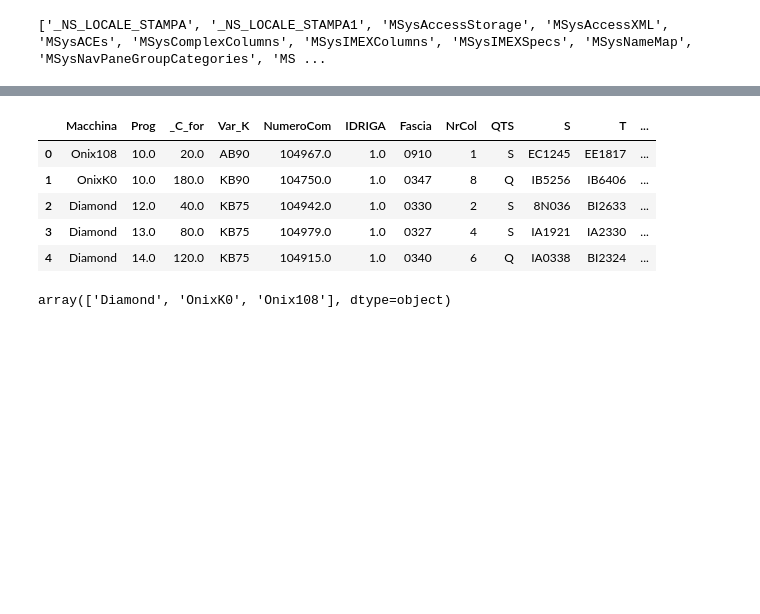
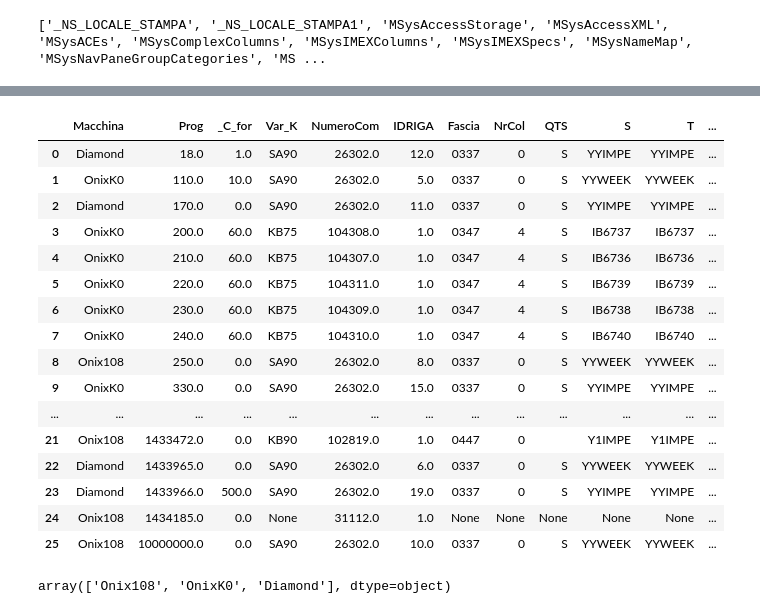
Before and after one commit to edu230991/sorting-problem, a Jupyter notebook: test_notebook.ipynb, the cells around one changed output, grey strips where cells are left out. Saved outputs shown, nothing was run; the diff lists cells and outputs as text; code cells hidden in the pictures; blank space fills up the shorter version.

```diff
--- a/test_notebook.ipynb
+++ b/test_notebook.ipynb
@@ -62,16 +64,32 @@ df.loc[df.Macchina=='Diamond'].sort_values('Prog')
+# %%
+query_select = """select * from Q_EstraiPerOrdinamento where (Macchina='Diamond' and Prog=18.0 and Var_K='SA90' and Fascia='0337'
+                and NrCol='0' and  QTS='S' and S='YYIMPE' and T='YYIMPE' and DescCol01='')"""
+query_select = """select * from Q_EstraiPerOrdinamento where DescCol01 is NULL"""
+df = read_data_from_access(path, 'Q_EstraiPerOrdinamento', query_select)
 # %%
-df.head()
+df
 # %% [output]
 |  | Macchina | Prog | _C_for | Var_K | NumeroCom | IDRIGA | Fascia | NrCol | QTS | S | T | ... |
-| 0 | Onix108 | 10.0 | 20.0 | AB90 | 104967.0 | 1.0 | 0910 | 1 | S | EC1245 | EE1817 | ... |
-| 1 | OnixK0 | 10.0 | 180.0 | KB90 | 104750.0 | 1.0 | 0347 | 8 | Q | IB5256 | IB6406 | ... |
-| 2 | Diamond | 12.0 | 40.0 | KB75 | 104942.0 | 1.0 | 0330 | 2 | S | 8N036 | BI2633 | ... |
-| 3 | Diamond | 13.0 | 80.0 | KB75 | 104979.0 | 1.0 | 0327 | 4 | S | IA1921 | IA2330 | ... |
-| 4 | Diamond | 14.0 | 120.0 | KB75 | 104915.0 | 1.0 | 0340 | 6 | Q | IA0338 | BI2324 | ... |
+| 0 | Diamond | 18.0 | 1.0 | SA90 | 26302.0 | 12.0 | 0337 | 0 | S | YYIMPE | YYIMPE | ... |
+| 1 | OnixK0 | 110.0 | 10.0 | SA90 | 26302.0 | 5.0 | 0337 | 0 | S | YYWEEK | YYWEEK | ... |
+| 2 | Diamond | 170.0 | 0.0 | SA90 | 26302.0 | 11.0 | 0337 | 0 | S | YYIMPE | YYIMPE | ... |
+| 3 | OnixK0 | 200.0 | 60.0 | KB75 | 104308.0 | 1.0 | 0347 | 4 | S | IB6737 | IB6737 | ... |
+| 4 | OnixK0 | 210.0 | 60.0 | KB75 | 104307.0 | 1.0 | 0347 | 4 | S | IB6736 | IB6736 | ... |
+| 5 | OnixK0 | 220.0 | 60.0 | KB75 | 104311.0 | 1.0 | 0347 | 4 | S | IB6739 | IB6739 | ... |
+| 6 | OnixK0 | 230.0 | 60.0 | KB75 | 104309.0 | 1.0 | 0347 | 4 | S | IB6738 | IB6738 | ... |
+| 7 | OnixK0 | 240.0 | 60.0 | KB75 | 104310.0 | 1.0 | 0347 | 4 | S | IB6740 | IB6740 | ... |
+| 8 | Onix108 | 250.0 | 0.0 | SA90 | 26302.0 | 8.0 | 0337 | 0 | S | YYWEEK | YYWEEK | ... |
+| 9 | OnixK0 | 330.0 | 0.0 | SA90 | 26302.0 | 15.0 | 0337 | 0 | S | YYIMPE | YYIMPE | ... |
+| ... | ... | ... | ... | ... | ... | ... | ... | ... | ... | ... | ... | ... |
+| 21 | Onix108 | 1433472.0 | 0.0 | KB90 | 102819.0 | 1.0 | 0447 | 0 |  | Y1IMPE | Y1IMPE | ... |
+| 22 | Diamond | 1433965.0 | 0.0 | SA90 | 26302.0 | 6.0 | 0337 | 0 | S | YYWEEK | YYWEEK | ... |
+| 23 | Diamond | 1433966.0 | 500.0 | SA90 | 26302.0 | 19.0 | 0337 | 0 | S | YYIMPE | YYIMPE | ... |
+| 24 | Onix108 | 1434185.0 | 0.0 | None | 31112.0 | 1.0 | None | None | None | None | None | ... |
+| 25 | Onix108 | 10000000.0 | 0.0 | SA90 | 26302.0 | 10.0 | 0337 | 0 | S | YYWEEK | YYWEEK | ... |
 # %%
 df.Macchina.unique()
 # %% [output]
-array(['Diamond', 'OnixK0', 'Onix108'], dtype=object)
+array(['Onix108', 'OnixK0', 'Diamond'], dtype=object)
 # %%
 string = (r'Driver={Microsoft Access Driver (*.mdb, *.accdb)};'+
           r'DBQ=C:\Users\Edoardo\Documents\repositories\sorting-problem\DbOrdinamento.accdb')
```
Also changed, not shown: parts of 2 cells of this notebook, 1 other file.
